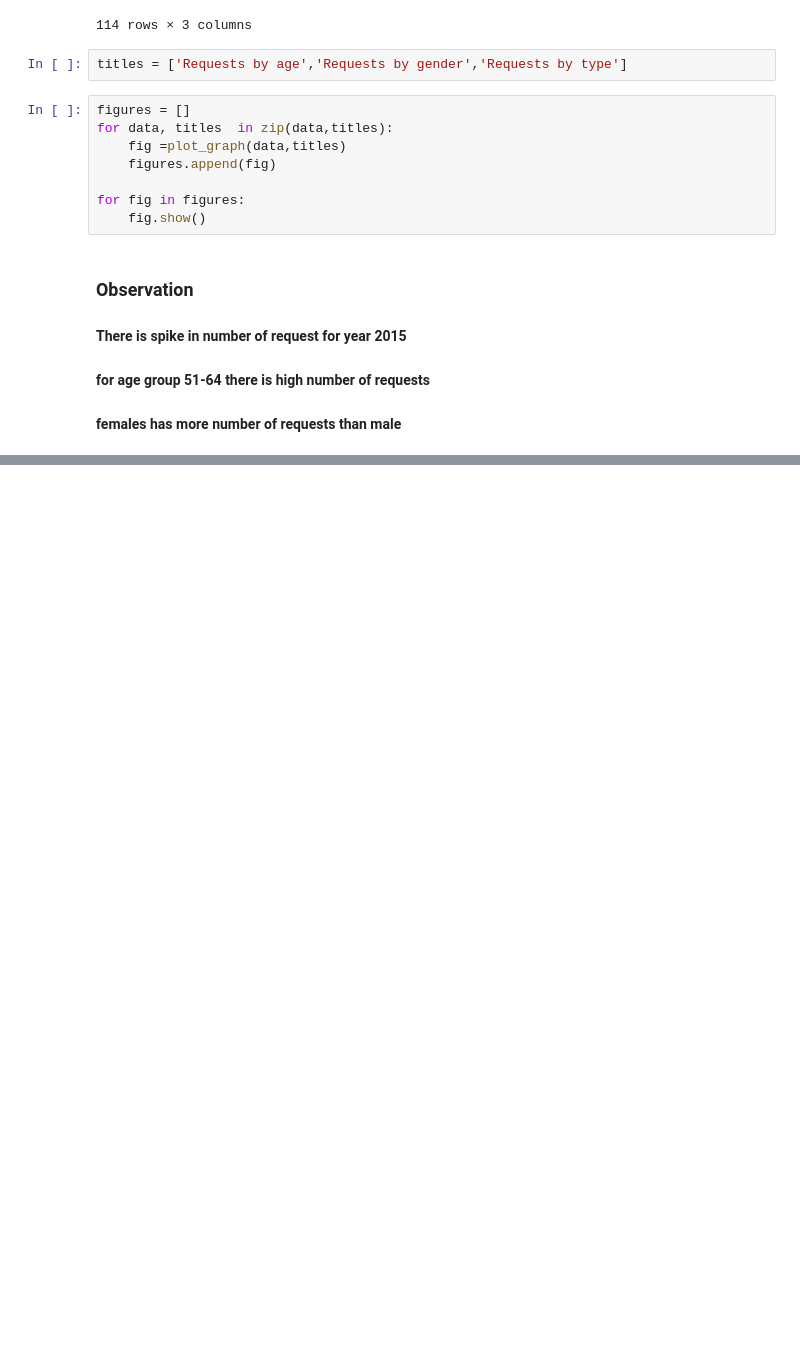
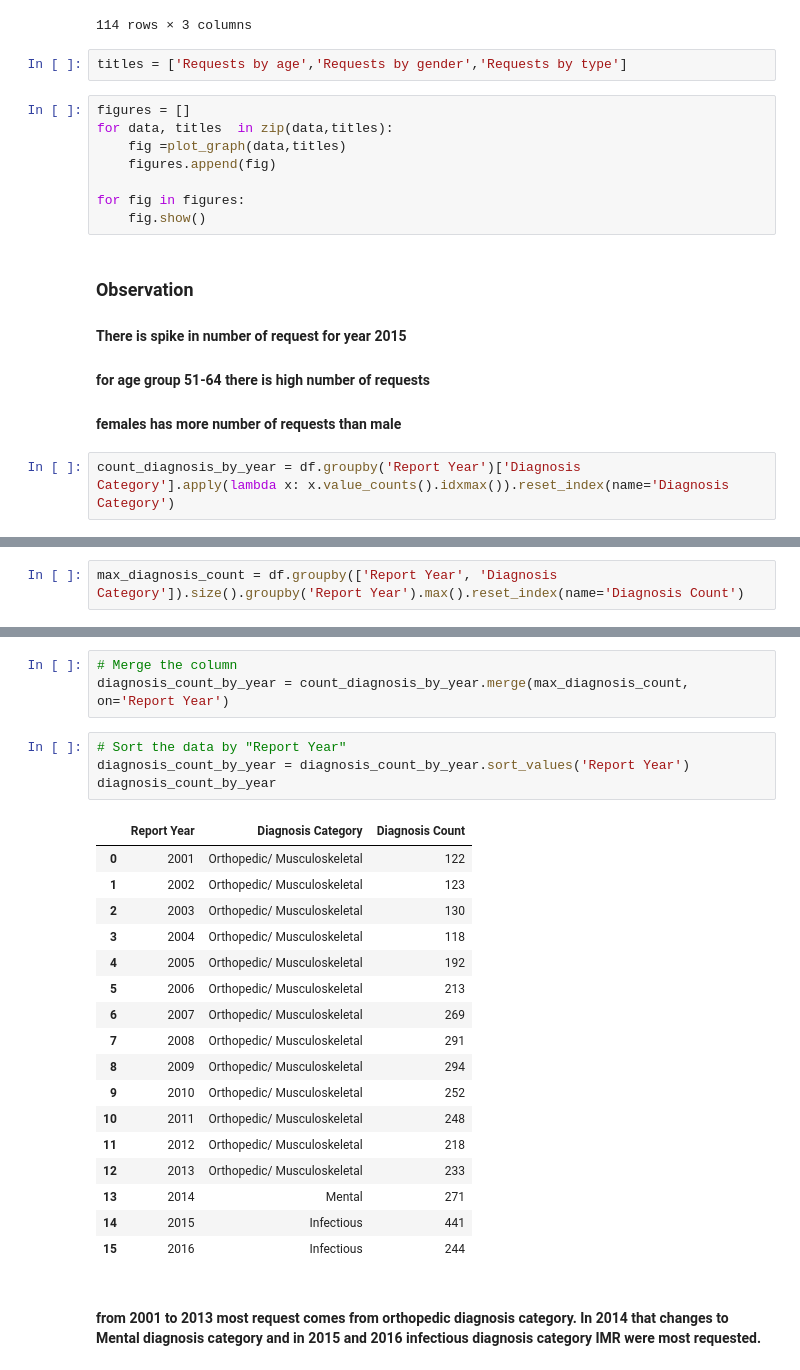
Before and after one commit to rohitkadam1410/Data-Scinence-Projects, a Jupyter notebook: Independent medical review dataset/EDA_independent_medical_review.ipynb, the cells around one changed output, grey strips where cells are left out. Saved outputs shown, nothing was run; the diff lists cells and outputs as text; blank space fills up the shorter version.

Commit message:
diagnosis category analysis

```diff
--- a/Independent medical review dataset/EDA_independent_medical_review.ipynb
+++ b/Independent medical review dataset/EDA_independent_medical_review.ipynb
@@ -534,3 +554,5 @@ for fig in figures:
 #### There is spike in number of request for year 2015
 #### for age group 51-64 there is high number of requests
 #### females has more number of requests than male
+# %%
+count_diagnosis_by_year = df.groupby('Report Year')['Diagnosis Category'].apply(lambda x: x.value_counts().idxmax()).reset_index(name='Diagnosis Category')
@@ -536,0 +579,2 @@ for fig in figures:
+# %%
+max_diagnosis_count = df.groupby(['Report Year', 'Diagnosis Category']).size().groupby('Report Year').max().reset_index(name='Diagnosis Count')
@@ -536,0 +601,27 @@ for fig in figures:
+# %%
+# Merge the column
+diagnosis_count_by_year = count_diagnosis_by_year.merge(max_diagnosis_count, on='Report Year')
+# %%
+# Sort the data by "Report Year"
+diagnosis_count_by_year = diagnosis_count_by_year.sort_values('Report Year')
+diagnosis_count_by_year
+# %% [output]
+|  | Report Year | Diagnosis Category | Diagnosis Count |
+| 0 | 2001 | Orthopedic/ Musculoskeletal | 122 |
+| 1 | 2002 | Orthopedic/ Musculoskeletal | 123 |
+| 2 | 2003 | Orthopedic/ Musculoskeletal | 130 |
+| 3 | 2004 | Orthopedic/ Musculoskeletal | 118 |
+| 4 | 2005 | Orthopedic/ Musculoskeletal | 192 |
+| 5 | 2006 | Orthopedic/ Musculoskeletal | 213 |
+| 6 | 2007 | Orthopedic/ Musculoskeletal | 269 |
+| 7 | 2008 | Orthopedic/ Musculoskeletal | 291 |
+| 8 | 2009 | Orthopedic/ Musculoskeletal | 294 |
+| 9 | 2010 | Orthopedic/ Musculoskeletal | 252 |
+| 10 | 2011 | Orthopedic/ Musculoskeletal | 248 |
+| 11 | 2012 | Orthopedic/ Musculoskeletal | 218 |
+| 12 | 2013 | Orthopedic/ Musculoskeletal | 233 |
+| 13 | 2014 | Mental | 271 |
+| 14 | 2015 | Infectious | 441 |
+| 15 | 2016 | Infectious | 244 |
+# %% [markdown]
+#### from 2001 to 2013 most request comes from orthopedic diagnosis category. In 2014 that changes to Mental diagnosis category and in 2015 and 2016 infectious diagnosis category IMR were most requested.
```
Also changed, not shown: parts of 3 cells of this notebook.
